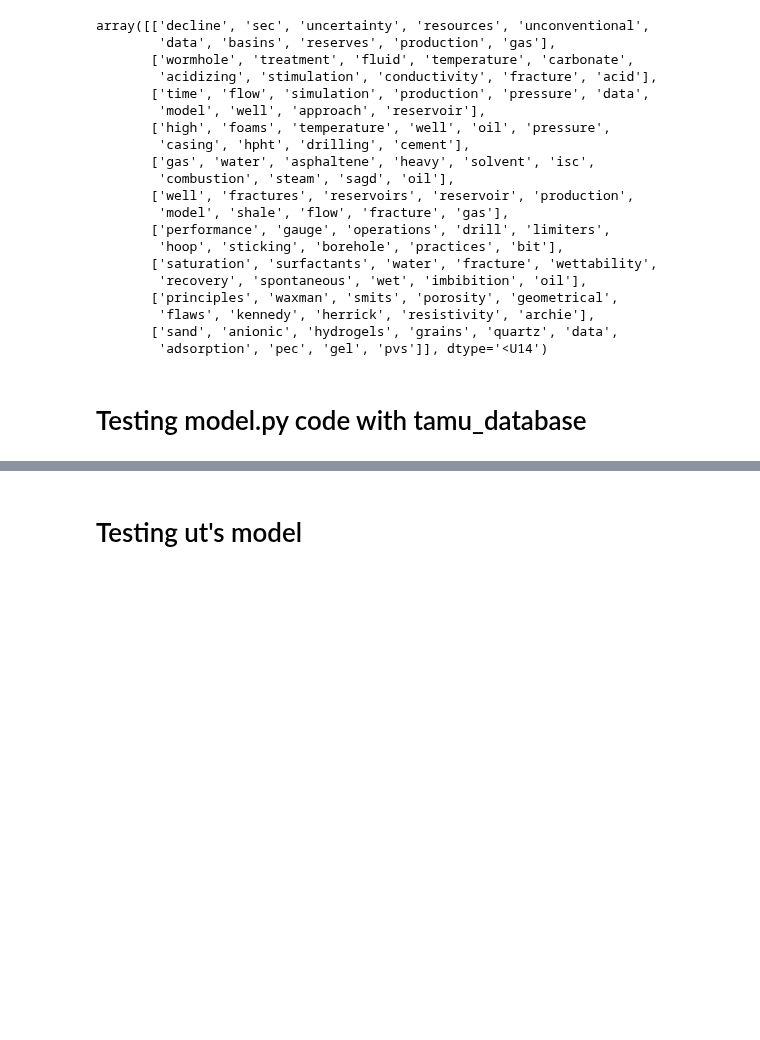
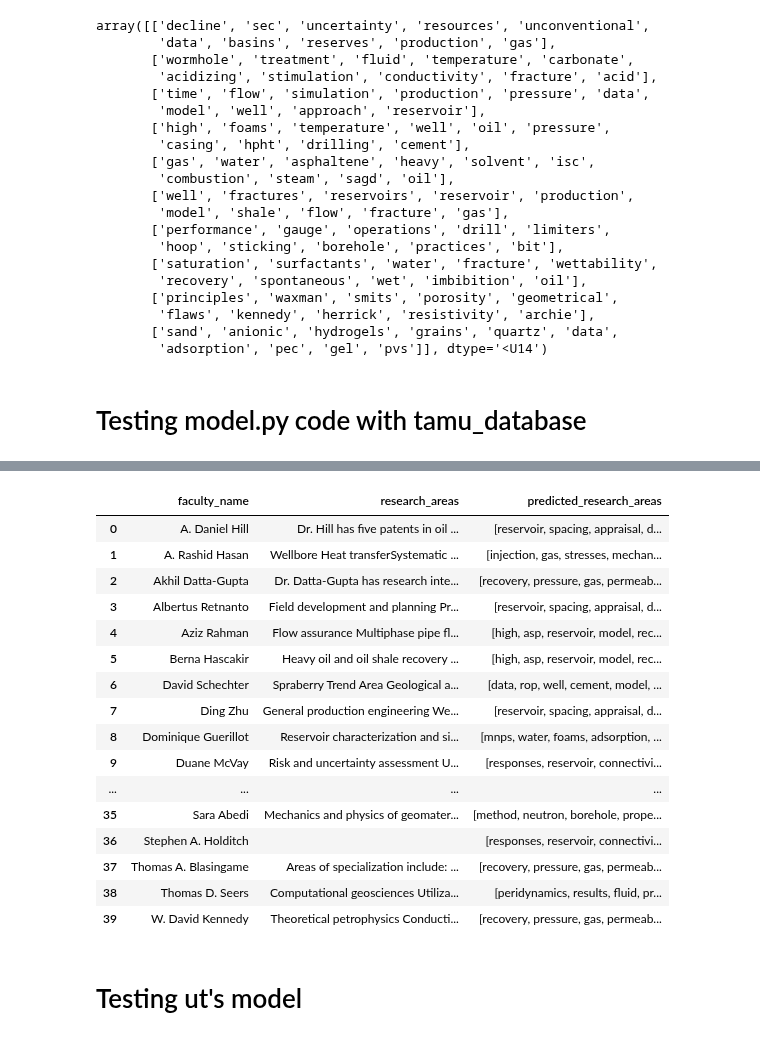
Before and after one commit to neha8anand/professor-profiler, a Jupyter notebook: src/model_test.ipynb, the cells around one changed output, grey strips where cells are left out. Cells and saved outputs as stored; diff of their text form; code cells hidden in the pictures; blank space fills up the shorter version.

Commit message:
Add missing papers in tamu_database

```diff
--- a/src/tamu_model_test.ipynb
+++ b/src/model_test.ipynb
@@ -255,3 +255,28 @@ array([['production', 'water', 'reservoir', 'isc', 'co2', 'recovery',
+# %%
+tamu_df = database_cleaner('../data/tamu_database.json')
+missing = tamu_df['paper_titles'] == ''
+tamu_df_not_missing = tamu_df[~missing]
+tamu_df_not_missing = tamu_df_not_missing[['faculty_name', 'research_areas', 'paper_titles', 'abstracts']]
+tamu_df_not_missing['predicted_research_areas'] = [top_ten_features[num] for num in y_pred]
+tamu_df_not_missing[['faculty_name', 'research_areas', 'predicted_research_areas']]
+# %% [output]
+|  | faculty_name | research_areas | predicted_research_areas |
+| 0 | A. Daniel Hill | Dr. Hill has five patents in oil ... | [reservoir, spacing, appraisal, d... |
+| 1 | A. Rashid Hasan | Wellbore Heat transferSystematic ... | [injection, gas, stresses, mechan... |
+| 2 | Akhil Datta-Gupta | Dr. Datta-Gupta has research inte... | [recovery, pressure, gas, permeab... |
+| 3 | Albertus Retnanto | Field development and planning Pr... | [reservoir, spacing, appraisal, d... |
+| 4 | Aziz Rahman | Flow assurance Multiphase pipe fl... | [high, asp, reservoir, model, rec... |
+| 5 | Berna Hascakir | Heavy oil and oil shale recovery ... | [high, asp, reservoir, model, rec... |
+| 6 | David Schechter | Spraberry Trend Area Geological a... | [data, rop, well, cement, model, ... |
+| 7 | Ding Zhu | General production engineering We... | [reservoir, spacing, appraisal, d... |
+| 8 | Dominique Guerillot | Reservoir characterization and si... | [mnps, water, foams, adsorption, ... |
+| 9 | Duane McVay | Risk and uncertainty assessment U... | [responses, reservoir, connectivi... |
+| ... | ... | ... | ... |
+| 35 | Sara Abedi | Mechanics and physics of geomater... | [method, neutron, borehole, prope... |
+| 36 | Stephen A. Holditch |  | [responses, reservoir, connectivi... |
+| 37 | Thomas A. Blasingame | Areas of specialization include: ... | [recovery, pressure, gas, permeab... |
+| 38 | Thomas D. Seers | Computational geosciences Utiliza... | [peridynamics, results, fluid, pr... |
+| 39 | W. David Kennedy | Theoretical petrophysics Conducti... | [recovery, pressure, gas, permeab... |
 # %% [markdown]
 # Testing ut's model
 # %%
```
Also changed, not shown: parts of 7 cells of this notebook, 1 other file.
